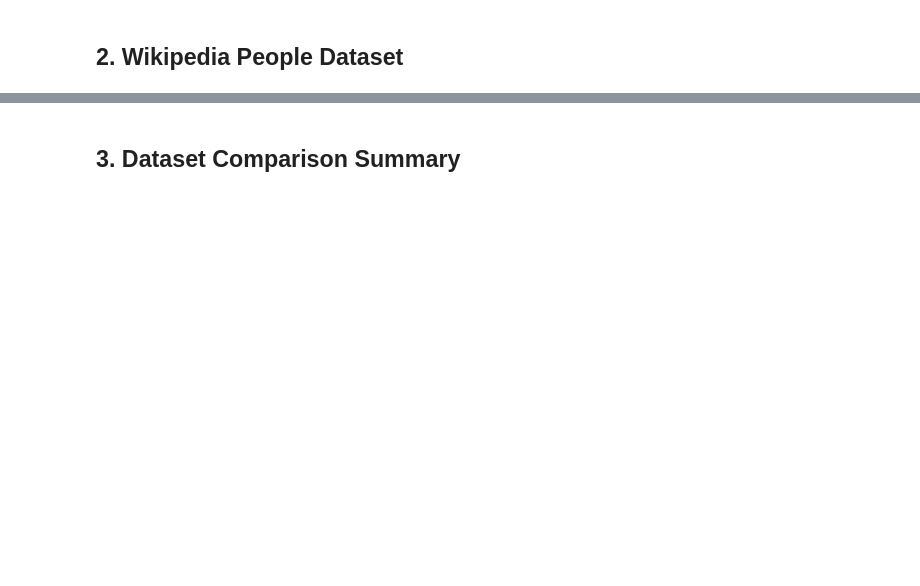
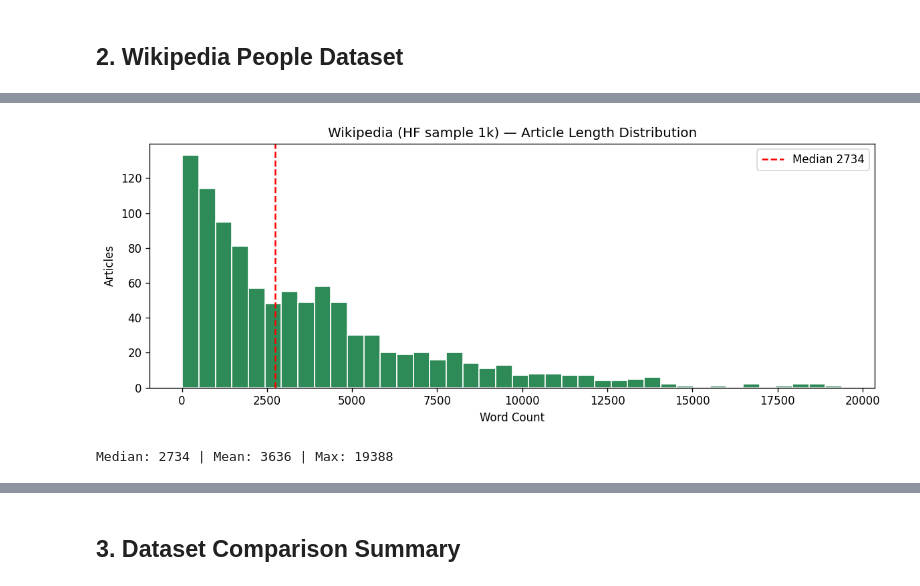
Before and after one commit to ahmednashatnoaman-svg/ML2-document-clustering, a Jupyter notebook: notebooks/01_eda.ipynb, the cells around one changed output, grey strips where cells are left out. Cells and saved outputs as stored; diff of their text form; code cells hidden in the pictures; blank space fills up the shorter version.

Commit message:
Execute all 4 notebooks with cell outputs
All notebooks now load from committed models/ artifacts and run
end-to-end without requiring the original Kaggle CSV or processed data.

```diff
--- a/notebooks/01_eda.ipynb
+++ b/notebooks/01_eda.ipynb
@@ -55,9 +74,13 @@ plt.tight_layout(); plt.savefig('../outputs/figures/eda_top_words_newsgroups.png
 # %% [markdown]
 ## 2. Wikipedia People Dataset
 # %%
-df_wiki = pd.read_csv('../data/raw/people_wiki.csv')
-print(f"Articles  : {len(df_wiki):,}")
-print(f"Columns   : {list(df_wiki.columns)}")
-print(f"Null texts: {df_wiki['text'].isna().sum()}")
-print("\nSample names:")
-print(df_wiki['name'].head(10).tolist())
+# Stream 1 000 Wikipedia articles from HuggingFace for EDA
+from datasets import load_dataset
+from itertools import islice
+print('Streaming 1 000 Wikipedia articles from HuggingFace...')
+ds = load_dataset('wikimedia/wikipedia', '20231101.en', split='train', streaming=True, trust_remote_code=True)
+wiki_texts  = [ex['text'] for ex in islice(ds, 1000) if ex.get('text')]
+wiki_titles = [ex['title'] for ex in islice(load_dataset('wikimedia/wikipedia', '20231101.en',
+    split='train', streaming=True, trust_remote_code=True), 1000) if ex.get('title')]
+print(f'Loaded {len(wiki_texts):,} articles')
+print('Sample titles:', wiki_titles[:5])
@@ -64,11 +97,14 @@ print(df_wiki['name'].head(10).tolist())
 # %%
-lengths_wiki = df_wiki['text'].str.split().str.len().fillna(0).astype(int)
+lengths_wiki = [len(t.split()) for t in wiki_texts]
 fig, ax = plt.subplots(figsize=(10, 4))
 ax.hist(lengths_wiki, bins=40, color='seagreen', edgecolor='white')
-ax.axvline(lengths_wiki.median(), color='red', linestyle='--', label=f'Median {lengths_wiki.median():.0f}')
+ax.axvline(np.median(lengths_wiki), color='red', linestyle='--', label=f'Median {np.median(lengths_wiki):.0f}')
 ax.set_xlabel('Word Count'); ax.set_ylabel('Articles')
-ax.set_title('Wikipedia People — Article Length Distribution')
+ax.set_title('Wikipedia (HF sample 1k) — Article Length Distribution')
 ax.legend()
 plt.tight_layout(); plt.savefig('../outputs/figures/eda_wikipedia.png', bbox_inches='tight'); plt.show()
-print(f"Median: {lengths_wiki.median():.0f} | Mean: {lengths_wiki.mean():.0f} | Max: {lengths_wiki.max()}")
+print(f'Median: {np.median(lengths_wiki):.0f} | Mean: {np.mean(lengths_wiki):.0f} | Max: {max(lengths_wiki)}')
+# %% [output]
+[figure, added]
+Median: 2734 | Mean: 3636 | Max: 19388
 # %%
```
Also changed, not shown: parts of 6 cells of this notebook, 3 other files.
